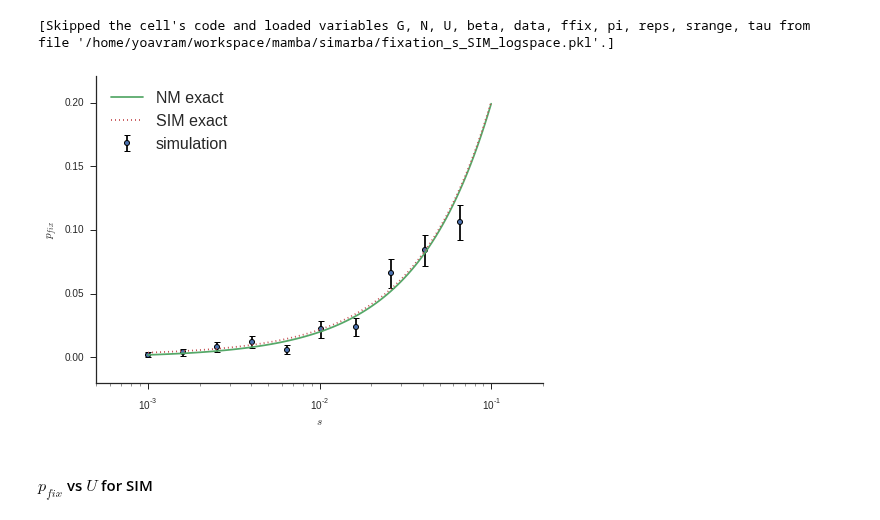
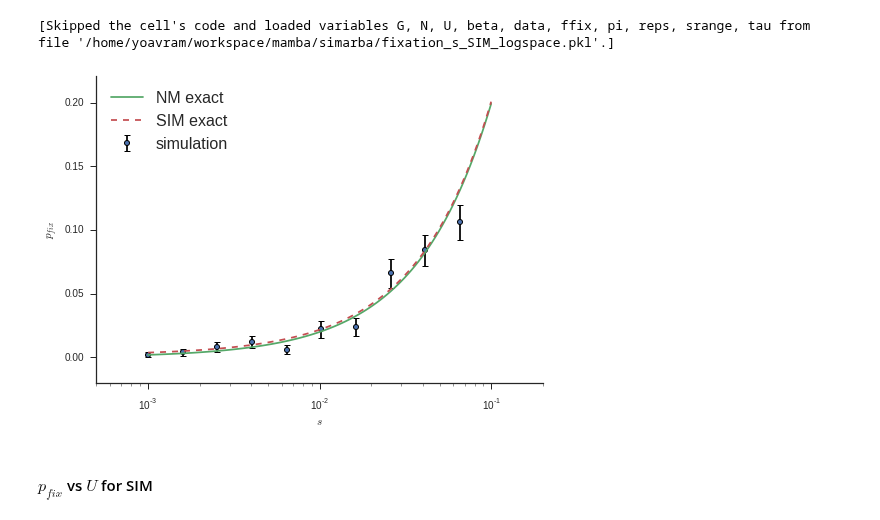
Before and after one commit to yoavram/mamba, a Jupyter notebook: simarba/adaptation model.ipynb, the cells around one changed output. Cells and saved outputs as stored; diff of their text form; code cells hidden in the pictures.

```diff
--- a/simarba/adaptation model.ipynb
+++ b/simarba/adaptation model.ipynb
@@ -771,17 +770,16 @@ semy  = semy / sqrt(data.shape[0])
 # %%
 errorbar(srange[::10], meany, yerr=semy, marker=ERRBAR_MARKER, ls=ERRBAR_LS, ecolor=ERRBAR_COL, label='simulation')
 plot(srange, y1, label='NM exact')
-plot(srange, y2, ls=':', label='SIM exact')
+plot(srange, y2, ls='--', label='SIM exact')
 xscale('log')
-#yscale('log')
 xlabel('$s$')
 ylabel('$p_{fix}$')
 xlim(min(srange)/2, max(srange)*2)
 ylim(-0.1*max(y2), max(y2)*1.1)
 legend(loc='upper left');
 sns.despine()
 # %% [output]
-[figure, old version]
+[figure, new version]
 # %% [markdown]
 #### $p_{fix}$ vs $U$ for SIM
 # %%
```
Also changed, not shown: parts of 8 cells of this notebook.
